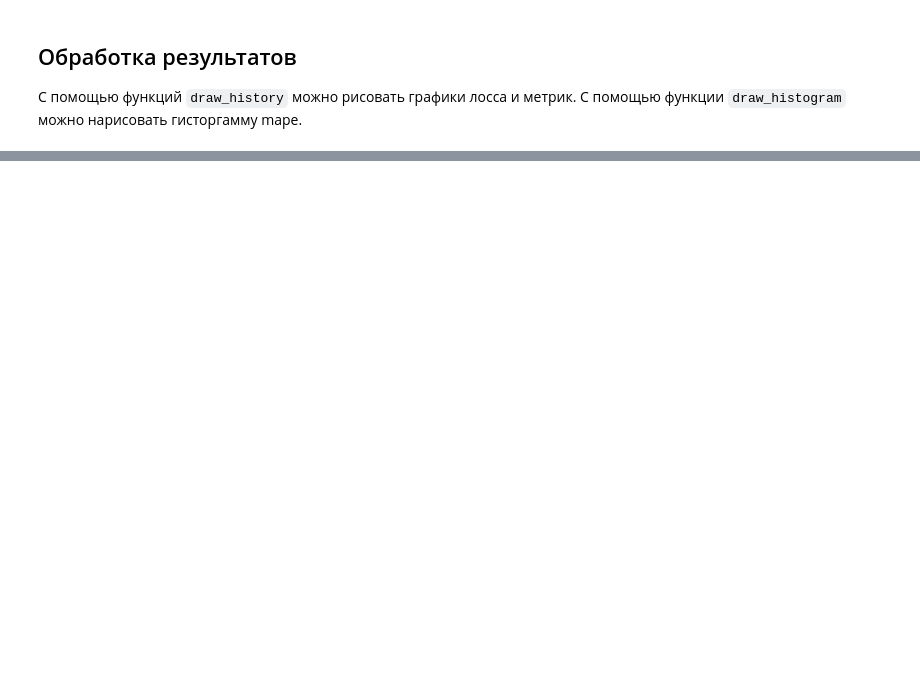
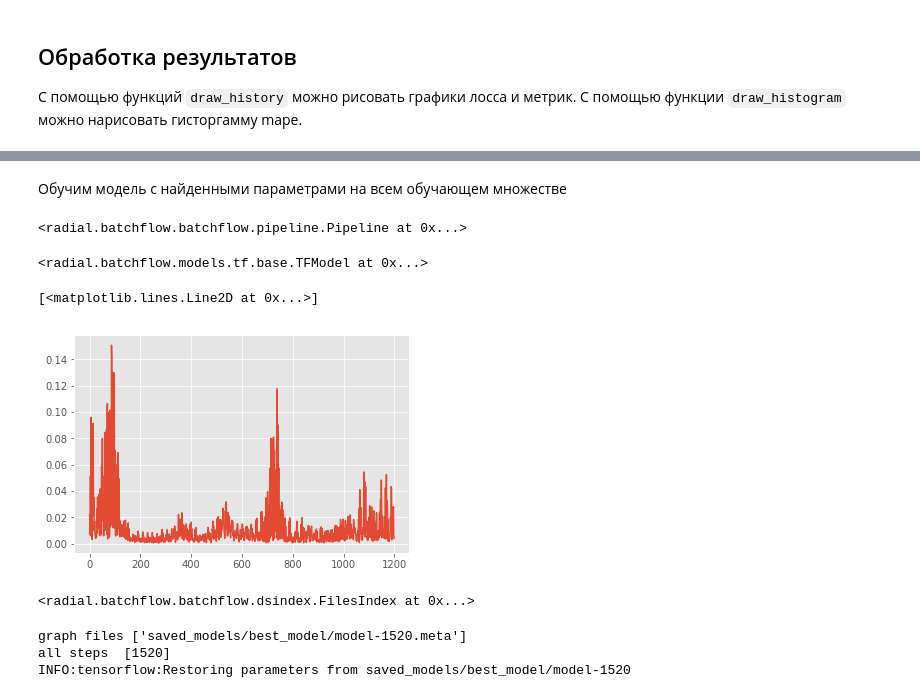
Before and after one commit to analysiscenter/radial, a Jupyter notebook: research/research_cv.ipynb, the cells around one changed output, grey strips where cells are left out. Saved outputs shown, nothing was run; the diff lists cells and outputs as text; code cells hidden in the pictures; blank space fills up the shorter version.

```diff
--- a/research/research_cv.ipynb
+++ b/research/research_cv.ipynb
@@ -228,0 +262,39 @@ draw_hisogram([res], name='test_ape', type_var='metrics', cross_val=cross_val)
+# %% [markdown]
+Обучим модель с найденными параметрами на всем обучающем множестве
+# %%
+train_index = FilesIndex(path='npz_data/train_npz/*.npz', no_ext=True)
+train_set = Dataset(train_index, batch_class=RadialImagesBatch)
+# %%
+model_config = {
+    'inputs': dict(images=dict(shape=(180, 270, 1)),
+                             labels={'shape': (1), 'name': 'targets'}),
+    'body': dict(layout='cpna cpna cpna cpna cpna cpna cpna', filters=[16, 16, 16, 32, 64, 128, 128],
+                 strides=1, pool_strides=2, kernel_size=[22, 22, 11, 9, 7, 3, 3], dilation_rate=[2, 2, 2, 2, 1, 1, 1]),
+    'head': dict(layout='Pf', units=1),
+    'initial_block/inputs': 'images',
+    'loss': 'mse',
+    'optimizer': 'Adam'}
+
+train_pipeline = (load_ppl +
+                  Pipeline()
+                  .init_variable('loss', init_on_each_run=0)
+                  .init_variable('loss_history', init_on_each_run=list)
+                  .init_model('dynamic', TFModel, 'model', config=model_config)
+                  .train_model('model', fetches='loss',
+                               feed_dict={'images': B('images'),
+                                          'labels': B('target')},
+                               save_to=V('loss'), mode='w')
+                  .update_variable('loss_history', V('loss'), mode='a')) << train_set
+# %%
+train_pipeline.run(B_SIZE, n_epochs=80, drop_last=True, lazy=False, bar=True)
+# %% [output]
+<radial.batchflow.batchflow.pipeline.Pipeline at 0x...>
+# %%
+train_pipeline.get_model_by_name('model')
+# %% [output]
+<radial.batchflow.models.tf.base.TFModel at 0x...>
+# %%
+plt.plot(train_pipeline.get_variable('loss_history')[-1200:])
+# %% [output]
+[<matplotlib.lines.Line2D at 0x...>]
+[figure, added]
@@ -228,0 +306,4 @@ draw_hisogram([res], name='test_ape', type_var='metrics', cross_val=cross_val)
+# %%
+test_set.index
+# %% [output]
+<radial.batchflow.batchflow.dsindex.FilesIndex at 0x...>
@@ -228,0 +329,6 @@ draw_hisogram([res], name='test_ape', type_var='metrics', cross_val=cross_val)
+# %%
+btch = (predict_pipeline << test_set).next_batch(len(test_set.indices))
+# %% [output]
+graph files ['saved_models/best_model/model-1520.meta']
+all steps  [1520]
+INFO:tensorflow:Restoring parameters from saved_models/best_model/model-1520
```
Also changed, not shown: parts of 13 cells of this notebook.
